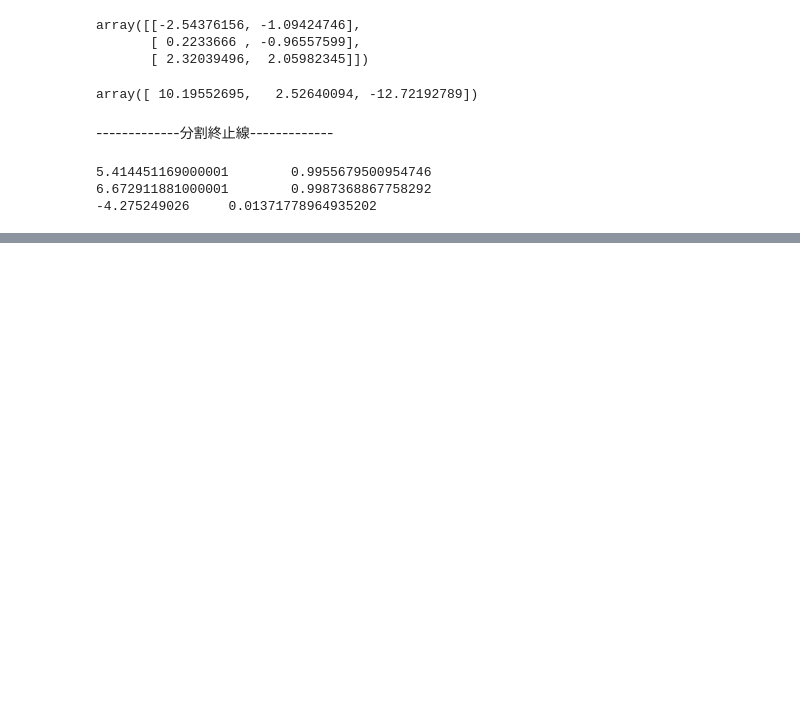
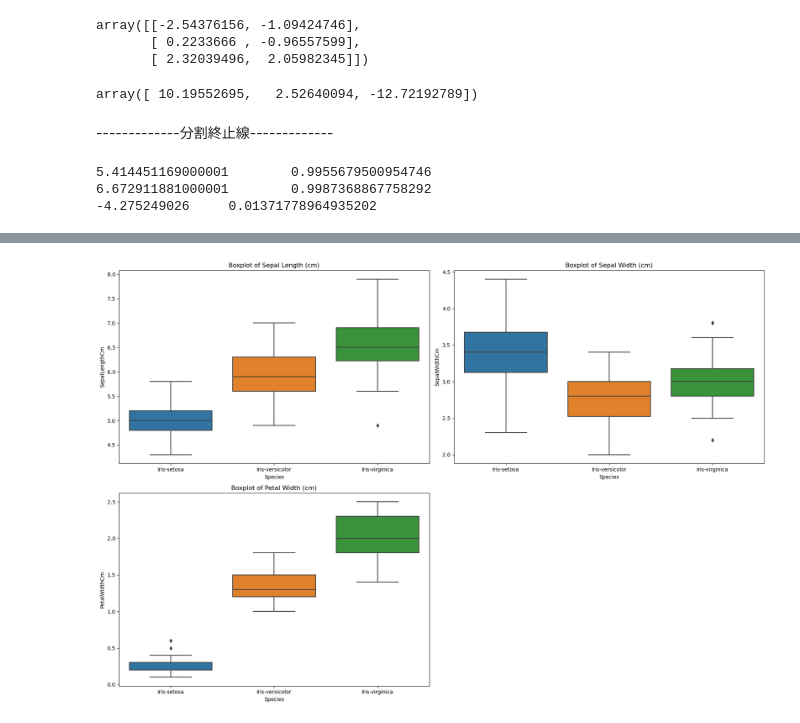
Before and after one commit to JasonLin2002/learning-result, a Jupyter notebook: 機器學習/0426/Logistic Regression.ipynb, the cells around one changed output, grey strips where cells are left out. Saved outputs shown, nothing was run; the diff lists cells and outputs as text; code cells hidden in the pictures; blank space fills up the shorter version.

```diff
--- a/機器學習/0426/Logistic Regression.ipynb
+++ b/機器學習/0426/Logistic Regression.ipynb
@@ -136,0 +159,36 @@ for i in test_List:
+# %%
+import pandas as pd
+import seaborn as sns
+import matplotlib.pyplot as plt
+
+iris = pd.read_csv('./iris.csv')
+
+# 設定圖表大小和子圖配置
+plt.figure(figsize=(18, 12))
+
+# 為花萼長度創建盒形圖
+plt.subplot(2, 2, 1)
+sns.boxplot(x='Species', y='SepalLengthCm', data=iris)
+plt.title('Boxplot of Sepal Length (cm)')
+
+# 為花萼寬度創建盒形圖
+plt.subplot(2, 2, 2)
+sns.boxplot(x='Species', y='SepalWidthCm', data=iris)
+plt.title('Boxplot of Sepal Width (cm)')
+
+# 為花瓣寬度創建盒形圖（花瓣長度已經完成）
+plt.subplot(2, 2, 3)
+sns.boxplot(x='Species', y='PetalWidthCm', data=iris)
+plt.title('Boxplot of Petal Width (cm)')
+
+# 調整佈局以獲得更好的展示效果
+plt.tight_layout()
+
+# 保存圖表為檔案
+output_file_path = 'C:\\Users\\jk121\\Documents\\Code\\learning-result\\機器學習\\0426\\iris_boxplots.png'
+plt.savefig(output_file_path)
+
+# 顯示圖表
+plt.show()
+# %% [output]
+[figure, added]
```
Also changed, not shown: parts of 11 cells of this notebook, 1 other file.
